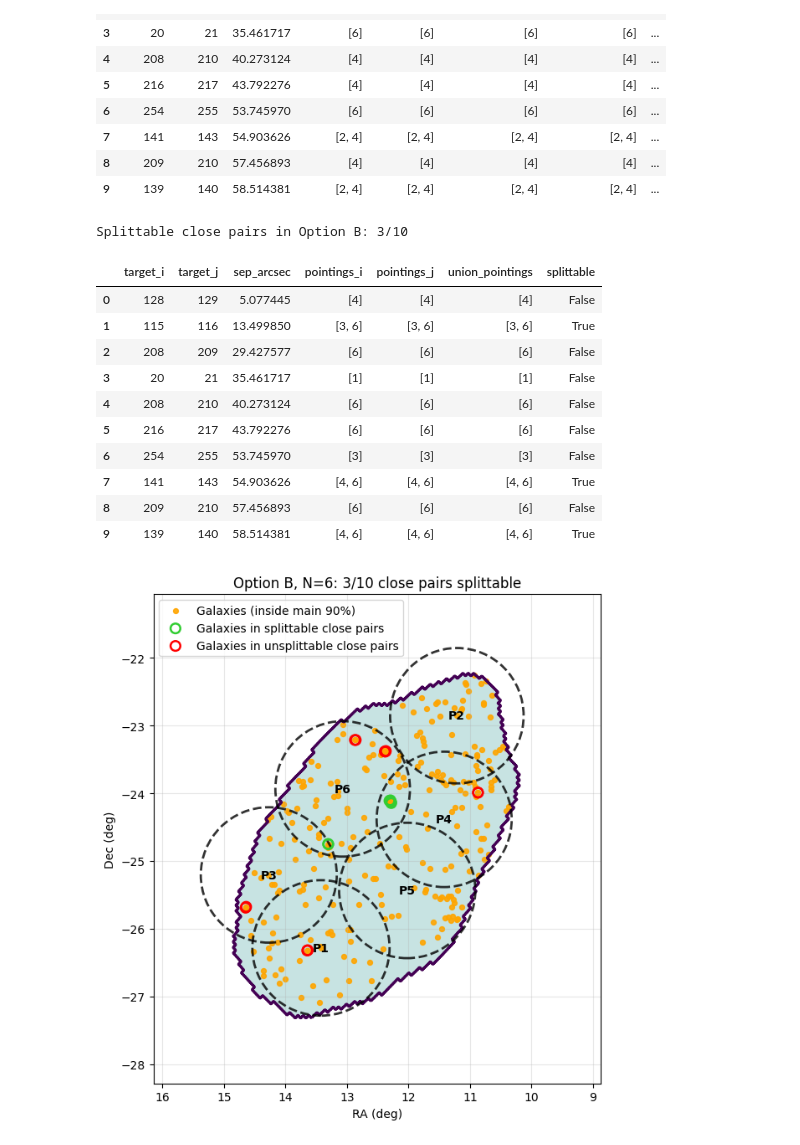
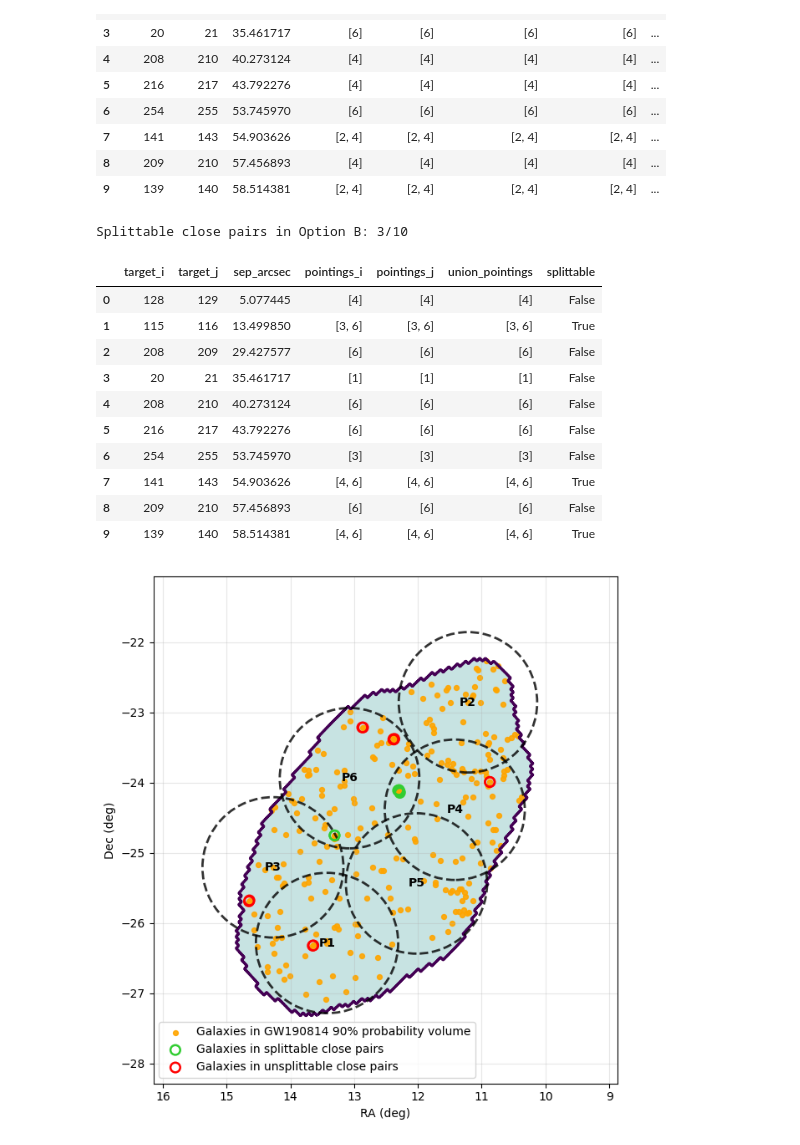
Before and after one commit to saatour/GW170817, a Jupyter notebook: GW190814_draw_90pc_probability_contour_05032026.ipynb, the cells around one changed output. Saved outputs shown, nothing was run; the diff lists cells and outputs as text; code cells hidden in the pictures.

```diff
--- a/GW190814_draw_90pc_probability_contour_05032026.ipynb
+++ b/GW190814_draw_90pc_probability_contour_05032026.ipynb
@@ -2992,7 +2988,7 @@ ax.contour(X, DEC.to_value(u.deg), Z, levels=[CREDIBLE], linewidths=2.2, antiali
 ax.scatter(
     target_ra_plot, target_dec,
     s=18, color="orange", alpha=0.90,
-    label="Galaxies (inside main 90%)"
+    label="Galaxies in GW190814 90% probability volume"
 )
 
 # splittable pair galaxies
@@ -3039,34 +3035,32 @@ if wrap:
     ra_min_s = shift_ra_for_plot([ra_min_plot], True)[0]
     ra_max_s = shift_ra_for_plot([ra_max_plot], True)[0]
     ax.set_xlim(ra_max_s, ra_min_s)
 else:
     ax.set_xlim(ra_max_plot, ra_min_plot)
 
 ax.set_ylim(dec_min_plot, dec_max_plot)
 ax.set_xlabel("RA (deg)")
 ax.set_ylabel("Dec (deg)")
-ax.set_title(
-    f"Option B, N={N_PLOT}: {split_df['splittable'].sum()}/{len(split_df)} close pairs splittable"
-)
+
 ax.grid(True, alpha=0.3)
 ax.legend(loc="best")
 
 dec0 = 0.5 * (dec_min_plot + dec_max_plot)
 ax.set_aspect(1.0 / np.cos(np.deg2rad(dec0)), adjustable="box")
 
 plt.tight_layout()
 plt.show()
 # %% [output]
 Splittable close pairs in Option B: 3/10
 |  | target_i | target_j | sep_arcsec | pointings_i | pointings_j | union_pointings | splittable |
 | 0 | 128 | 129 | 5.077445 | [4] | [4] | [4] | False |
 | 1 | 115 | 116 | 13.499850 | [3, 6] | [3, 6] | [3, 6] | True |
 | 2 | 208 | 209 | 29.427577 | [6] | [6] | [6] | False |
 | 3 | 20 | 21 | 35.461717 | [1] | [1] | [1] | False |
 | 4 | 208 | 210 | 40.273124 | [6] | [6] | [6] | False |
 | 5 | 216 | 217 | 43.792276 | [6] | [6] | [6] | False |
 | 6 | 254 | 255 | 53.745970 | [3] | [3] | [3] | False |
 | 7 | 141 | 143 | 54.903626 | [4, 6] | [4, 6] | [4, 6] | True |
 | 8 | 209 | 210 | 57.456893 | [6] | [6] | [6] | False |
 | 9 | 139 | 140 | 58.514381 | [4, 6] | [4, 6] | [4, 6] | True |
-[figure, old version]
+[figure, new version]
```
Also changed, not shown: parts of 3 cells of this notebook.
